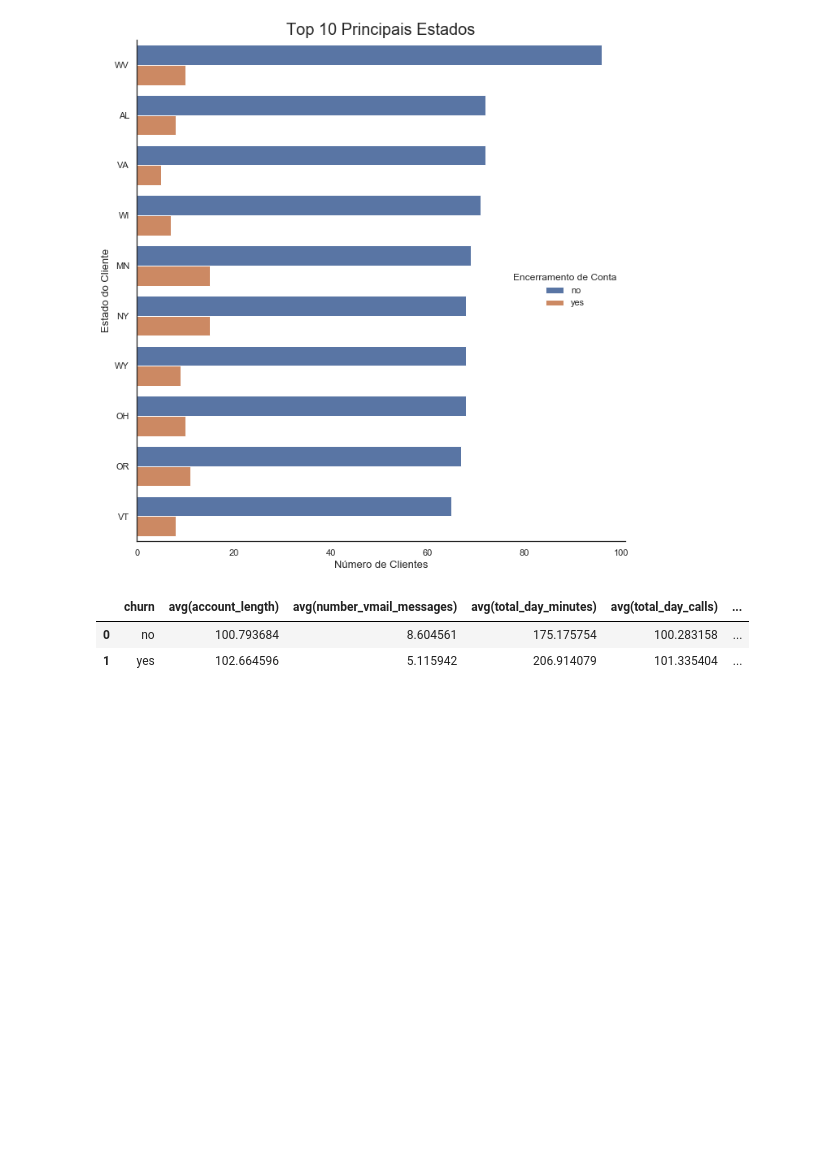
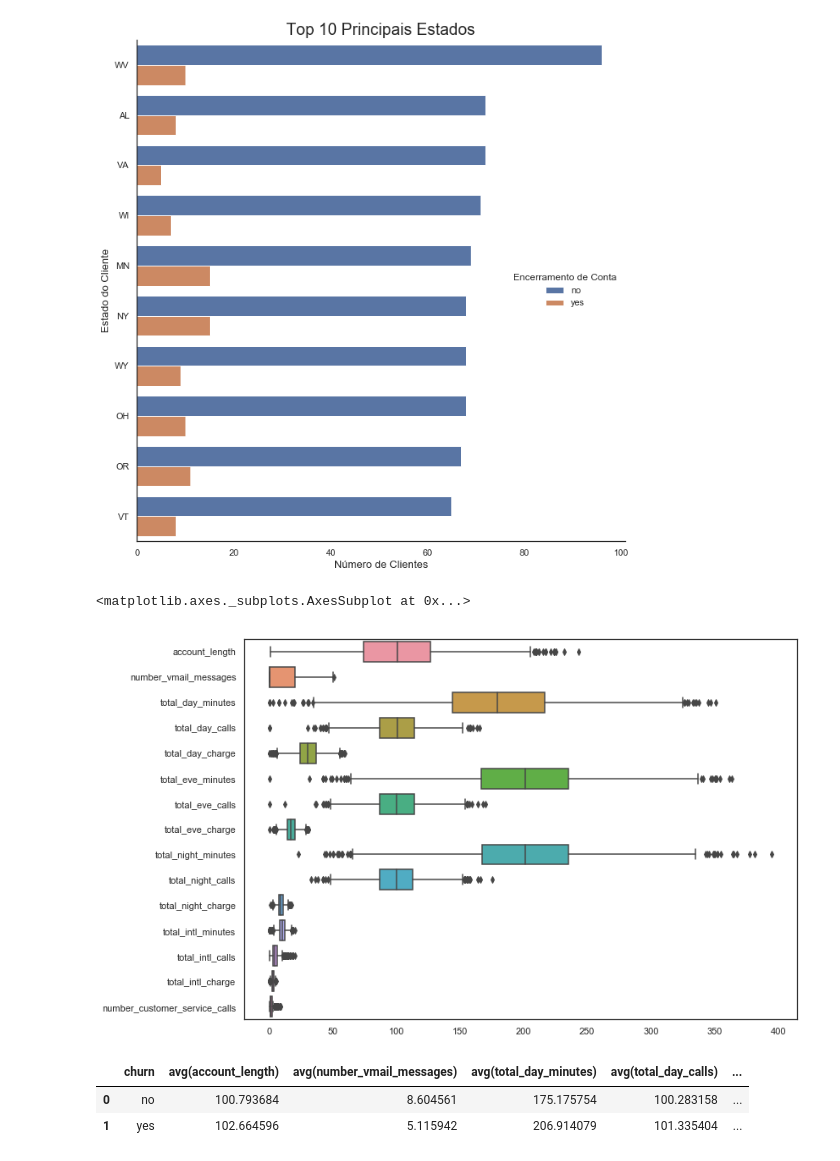
Before and after one commit to FernandoFaillaFoschiani/PySparkChurnAnalytics, a Jupyter notebook: ProjetoChurnAnalytics.ipynb, the cells around one changed output. Drawn from its saved outputs; the diff is of its cells as text; code cells hidden in the pictures; blank space fills up the shorter version.

```diff
--- a/ProjetoChurnAnalytics.ipynb
+++ b/ProjetoChurnAnalytics.ipynb
@@ -345,6 +345,14 @@ plt.legend(title = 'Encerramento de Conta', loc = 'center right', edgecolor = 'w
 # %% [output]
 <matplotlib.legend.Legend at 0x...>
 [figure]
+# %%
+#Identificando a presença de outliers, outro presuposto para a regressão logistica
+DFBoxPlot = DFtreino.select(listVarByType(['integer','double'])).toPandas()
+
+sns.boxplot(data = DFBoxPlot, orient="h")
+# %% [output]
+<matplotlib.axes._subplots.AxesSubplot at 0x...>
+[figure, added]
 # %%
 DoubleChurn = DFtreino.select(listVarByType(['double','integer'])+['churn']).groupby('churn').mean().toPandas()
 # %%
```
Also changed, not shown: parts of 22 cells of this notebook.
